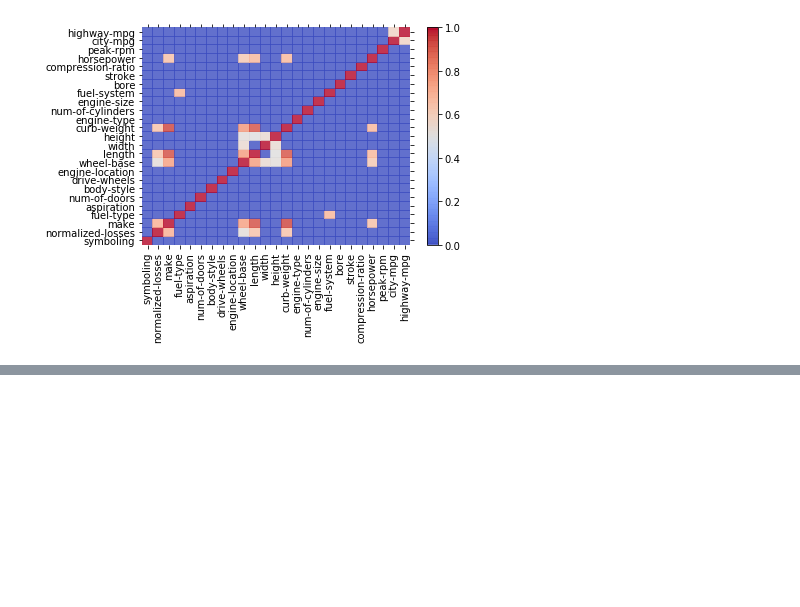
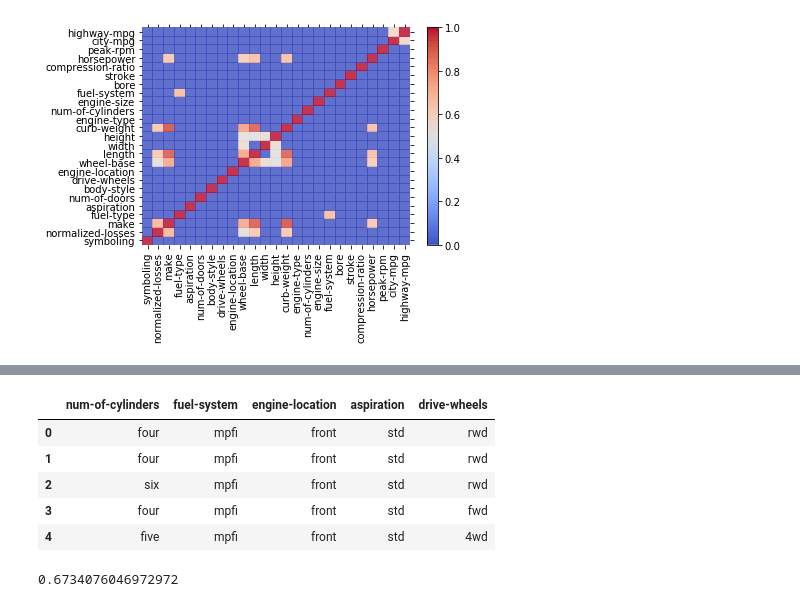
Before and after one commit to diogoeverson/Data-Sci-Regressao-Linear-Multipla, a Jupyter notebook: Data-Sci-Regressao-Linear-Multipla.ipynb, the cells around one changed output, grey strips where cells are left out. Drawn from its saved outputs; the diff is of its cells as text; code cells hidden in the pictures; blank space fills up the shorter version.

```diff
--- a/Data-Sci-Regressao-Linear-Multipla.ipynb
+++ b/Data-Sci-Regressao-Linear-Multipla.ipynb
@@ -180,0 +250,15 @@ visualize_correlation_matrix(X, hurdle = 0.5)
+# %%
+#FAZENDO TREINAMENTO "FINAL" COM SKLEARN AGORA UTILIZANDO AS VARIÁVEIS MAIS RELEVANTES
+# Coletando x e y
+# Usaremos como variáveis explanatórias somente as 4 variáveis mais relevantes
+X = df[['num-of-cylinders', 'fuel-system', 'engine-location', 'aspiration', 'drive-wheels']]
+y = df['price'].values
+# %%
+X.head()
+# %% [output]
+|  | num-of-cylinders | fuel-system | engine-location | aspiration | drive-wheels |
+| 0 | four | mpfi | front | std | rwd |
+| 1 | four | mpfi | front | std | rwd |
+| 2 | six | mpfi | front | std | rwd |
+| 3 | four | mpfi | front | std | fwd |
+| 4 | five | mpfi | front | std | 4wd |
@@ -180,0 +287,5 @@ visualize_correlation_matrix(X, hurdle = 0.5)
+# %%
+# Calcula a métrica R2 do nosso modelo
+r2_score(y_test, modelo_v2.fit(X_train, y_train).predict(X_test))
+# %% [output]
+0.6734076046972972
```
Also changed, not shown: parts of 14 cells of this notebook.
